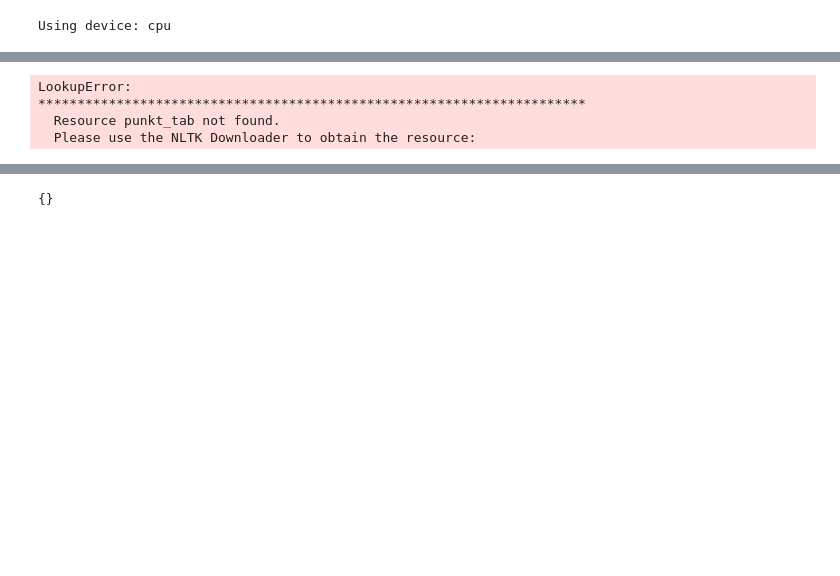
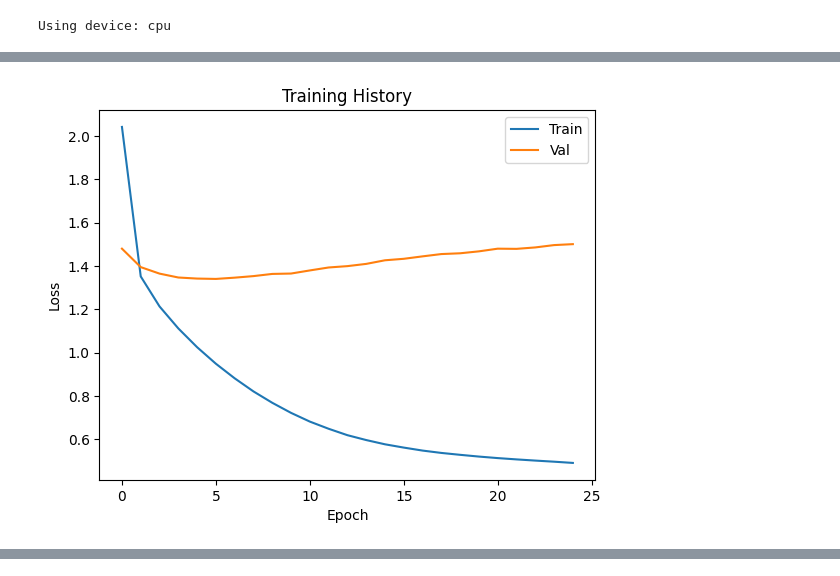
Before and after one commit to JayFernandez42/CS4782-FinalProj, a Jupyter notebook: ImageToQuestion.ipynb, the cells around one changed output, grey strips where cells are left out. Cells and saved outputs as stored; diff of their text form; code cells hidden in the pictures; blank space fills up the shorter version.

```diff
--- a/ImageToQuestion.ipynb
+++ b/ImageToQuestion.ipynb
@@ -73,23 +80,0 @@ for path in [train_csv, val_csv, test_csv]:
-# %%
-import re
-from collections import Counter
-
-def build_vocab(questions, min_freq=1):
-    counter = Counter()
-    for q in questions:
-        tokens = re.findall(r"\w+|[^\w\s]", str(q).lower(), re.UNICODE)
-        counter.update(tokens)
-    vocab = {'<pad>': 0, '<start>': 1, '<end>': 2, '<unk>': 3}
-    idx = 4
-    for word, freq in counter.items():
-        if freq >= min_freq:
-            vocab[word] = idx
-            idx += 1
-    return vocab, {i: w for w, i in vocab.items()}
-# %%
-vocab, idx_to_word = build_vocab(questions)
-# %% [output]
-LookupError:
-**********************************************************************
-  Resource punkt_tab not found.
-  Please use the NLTK Downloader to obtain the resource:
@@ -126,8 +81,24 @@ class VQGTensorDataset(Dataset):
+# %%
+train_exp_csv = "data/bing_data/bing_train_expanded.csv"
+val_exp_csv   = "data/bing_data/bing_val_expanded.csv"
+test_exp_csv  = "data/bing_data/bing_test_expanded.csv"
+
+train_df.to_csv(train_exp_csv, index=False)
+val_df.to_csv(val_exp_csv, index=False)
+test_df.to_csv(test_exp_csv, index=False)
 # %%
-train_dataset = VQGTensorDataset(train_csv, vocab, MAX_LENGTH)
-val_dataset   = VQGTensorDataset(val_csv, vocab, MAX_LENGTH)
-test_dataset  = VQGTensorDataset(test_csv, vocab, MAX_LENGTH)
+# Collect all questions for vocab
+questions = pd.concat([train_df, val_df, test_df])["questions"].dropna().tolist()
+vocab, idx_to_word = build_vocab(questions)
 
+# Datasets with base_dir for .pt files
+BASE_DIR = "data/bing_data"
+train_dataset = VQGTensorDataset(train_exp_csv, vocab, MAX_LENGTH, base_dir=BASE_DIR)
+val_dataset   = VQGTensorDataset(val_exp_csv, vocab, MAX_LENGTH, base_dir=BASE_DIR)
+test_dataset  = VQGTensorDataset(test_exp_csv, vocab, MAX_LENGTH, base_dir=BASE_DIR)
+
+# Dataloaders
+from torch.utils.data import DataLoader
 dataloaders = {
     "bing": {
         "train": DataLoader(train_dataset, batch_size=BATCH_SIZE, shuffle=True),
@@ -138,10 +109,11 @@ dataloaders = {
 # %%
 model = GRNN(EMBED_SIZE, HIDDEN_SIZE, len(vocab)).to(device)
 criterion = nn.CrossEntropyLoss()
-optimizer = optim.Adam(model.parameters(), lr=LR)
+optimizer = torch.optim.Adam(model.parameters(), lr=LR, weight_decay=1e-5)
 # %%
 history = train_model(model, dataloaders["bing"]["train"], dataloaders["bing"]["val"],
-                      vocab, criterion, optimizer, device, EPOCHS)
+                      vocab, criterion, optimizer, device, 25)
 plot_history(history)
 test_loss(model, dataloaders["bing"]["test"], vocab, criterion, device)
 # %% [output]
+[figure, added]
@@ -149,6 +121,2 @@ KeyError: 'train'
-# %%
-dataloaders['bing']
-# %% [output]
-{}
 # %%
 generate_question(model, dataloaders["bing"]["test"], vocab, idx_to_word, device)
```
Also changed, not shown: parts of 7 cells of this notebook, 5 other files.
